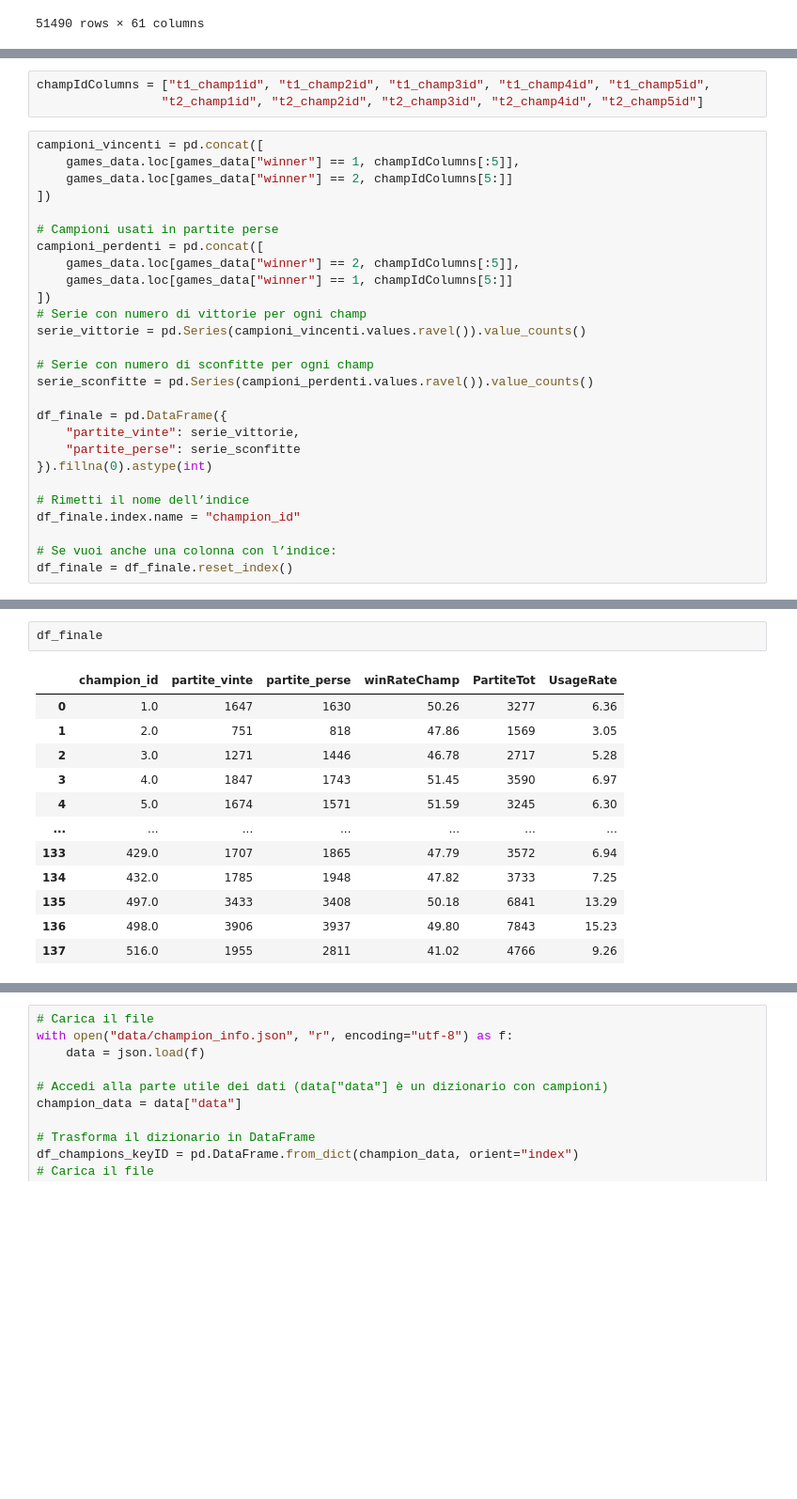
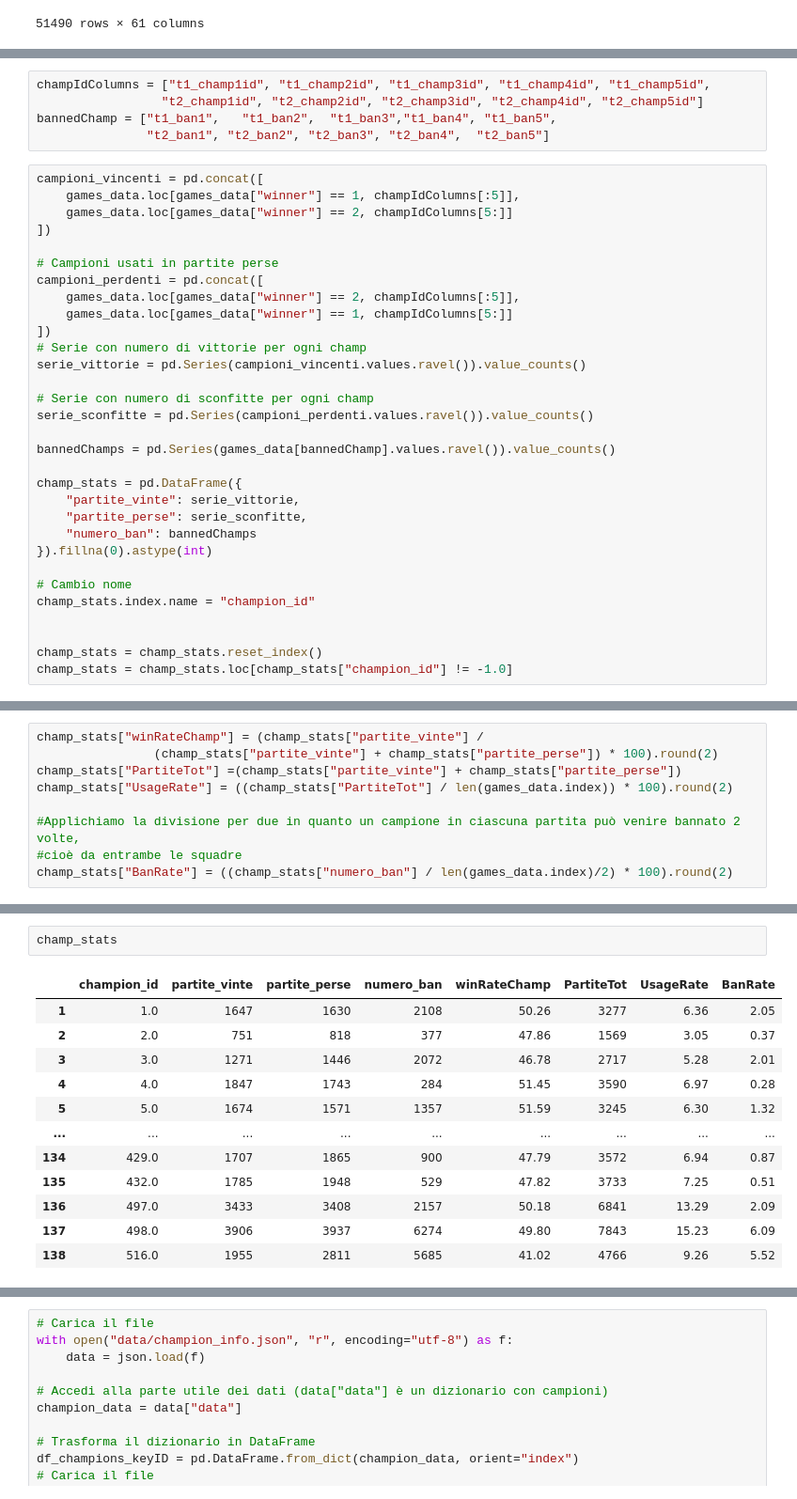
Before and after one commit to FedeDL777/DIP-Project, a Jupyter notebook: main.ipynb, the cells around one changed output, grey strips where cells are left out. Shown at 94% size. Cells and saved outputs as stored; diff of their text form; blank space fills up the shorter version.

```diff
--- a/main.ipynb
+++ b/main.ipynb
@@ -89,6 +93,8 @@ games_data
 # %%
 champIdColumns = ["t1_champ1id", "t1_champ2id", "t1_champ3id", "t1_champ4id", "t1_champ5id",
                  "t2_champ1id", "t2_champ2id", "t2_champ3id", "t2_champ4id", "t2_champ5id"]
+bannedChamp = ["t1_ban1",	"t1_ban2",	"t1_ban3","t1_ban4", "t1_ban5",
+               "t2_ban1", "t2_ban2", "t2_ban3",	"t2_ban4",	"t2_ban5"]
 # %%
 campioni_vincenti = pd.concat([
     games_data.loc[games_data["winner"] == 1, champIdColumns[:5]],
@@ -106,13 +112,17 @@ serie_vittorie = pd.Series(campioni_vincenti.values.ravel()).value_counts()
 # Serie con numero di sconfitte per ogni champ
 serie_sconfitte = pd.Series(campioni_perdenti.values.ravel()).value_counts()
 
-df_finale = pd.DataFrame({
+bannedChamps = pd.Series(games_data[bannedChamp].values.ravel()).value_counts()
+
+champ_stats = pd.DataFrame({
     "partite_vinte": serie_vittorie,
-    "partite_perse": serie_sconfitte
+    "partite_perse": serie_sconfitte,
+    "numero_ban": bannedChamps
 }).fillna(0).astype(int)
 
-# Rimetti il nome dell’indice
-df_finale.index.name = "champion_id"
+# Cambio nome
+champ_stats.index.name = "champion_id"
 
-# Se vuoi anche una colonna con l’indice:
-df_finale = df_finale.reset_index()
+
+champ_stats = champ_stats.reset_index()
+champ_stats = champ_stats.loc[champ_stats["champion_id"] != -1.0]
@@ -139,0 +157,9 @@ df_finale["UsageRate"] = ((df_finale["PartiteTot"] / len(games_data.index)) * 10
+# %%
+champ_stats["winRateChamp"] = (champ_stats["partite_vinte"] /
+                (champ_stats["partite_vinte"] + champ_stats["partite_perse"]) * 100).round(2)
+champ_stats["PartiteTot"] =(champ_stats["partite_vinte"] + champ_stats["partite_perse"])
+champ_stats["UsageRate"] = ((champ_stats["PartiteTot"] / len(games_data.index)) * 100).round(2)
+
+#Applichiamo la divisione per due in quanto un campione in ciascuna partita può venire bannato 2 volte,
+#cioè da entrambe le squadre
+champ_stats["BanRate"] = ((champ_stats["numero_ban"] / len(games_data.index)/2) * 100).round(2)
@@ -154,15 +221,15 @@ df_finale.loc[df_finale["champion_id"] == 51]
 # %%
-df_finale
+champ_stats
 # %% [output]
-|  | champion_id | partite_vinte | partite_perse | winRateChamp | PartiteTot | UsageRate |
-| 0 | 1.0 | 1647 | 1630 | 50.26 | 3277 | 6.36 |
-| 1 | 2.0 | 751 | 818 | 47.86 | 1569 | 3.05 |
-| 2 | 3.0 | 1271 | 1446 | 46.78 | 2717 | 5.28 |
-| 3 | 4.0 | 1847 | 1743 | 51.45 | 3590 | 6.97 |
-| 4 | 5.0 | 1674 | 1571 | 51.59 | 3245 | 6.30 |
-| ... | ... | ... | ... | ... | ... | ... |
-| 133 | 429.0 | 1707 | 1865 | 47.79 | 3572 | 6.94 |
-| 134 | 432.0 | 1785 | 1948 | 47.82 | 3733 | 7.25 |
-| 135 | 497.0 | 3433 | 3408 | 50.18 | 6841 | 13.29 |
-| 136 | 498.0 | 3906 | 3937 | 49.80 | 7843 | 15.23 |
-| 137 | 516.0 | 1955 | 2811 | 41.02 | 4766 | 9.26 |
+|  | champion_id | partite_vinte | partite_perse | numero_ban | winRateChamp | PartiteTot | UsageRate | BanRate |
+| 1 | 1.0 | 1647 | 1630 | 2108 | 50.26 | 3277 | 6.36 | 2.05 |
+| 2 | 2.0 | 751 | 818 | 377 | 47.86 | 1569 | 3.05 | 0.37 |
+| 3 | 3.0 | 1271 | 1446 | 2072 | 46.78 | 2717 | 5.28 | 2.01 |
+| 4 | 4.0 | 1847 | 1743 | 284 | 51.45 | 3590 | 6.97 | 0.28 |
+| 5 | 5.0 | 1674 | 1571 | 1357 | 51.59 | 3245 | 6.30 | 1.32 |
+| ... | ... | ... | ... | ... | ... | ... | ... | ... |
+| 134 | 429.0 | 1707 | 1865 | 900 | 47.79 | 3572 | 6.94 | 0.87 |
+| 135 | 432.0 | 1785 | 1948 | 529 | 47.82 | 3733 | 7.25 | 0.51 |
+| 136 | 497.0 | 3433 | 3408 | 2157 | 50.18 | 6841 | 13.29 | 2.09 |
+| 137 | 498.0 | 3906 | 3937 | 6274 | 49.80 | 7843 | 15.23 | 6.09 |
+| 138 | 516.0 | 1955 | 2811 | 5685 | 41.02 | 4766 | 9.26 | 5.52 |
```
Also changed, not shown: parts of 22 cells of this notebook.
